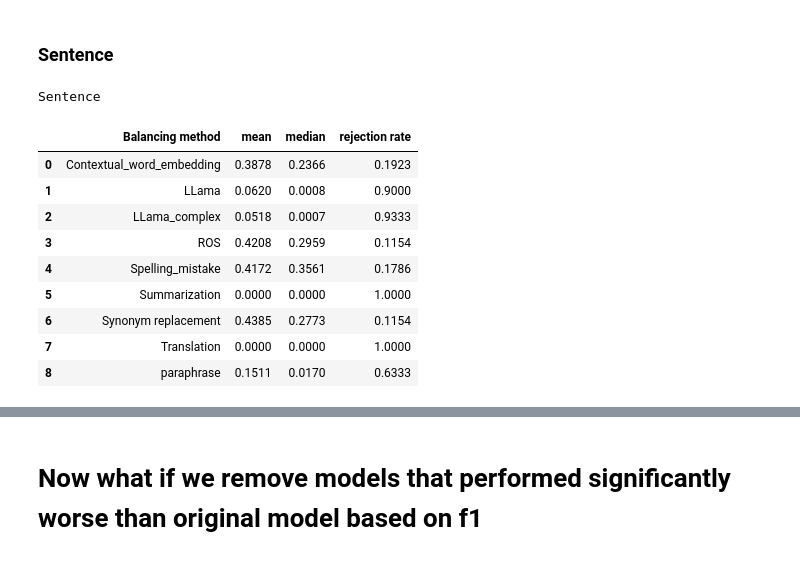
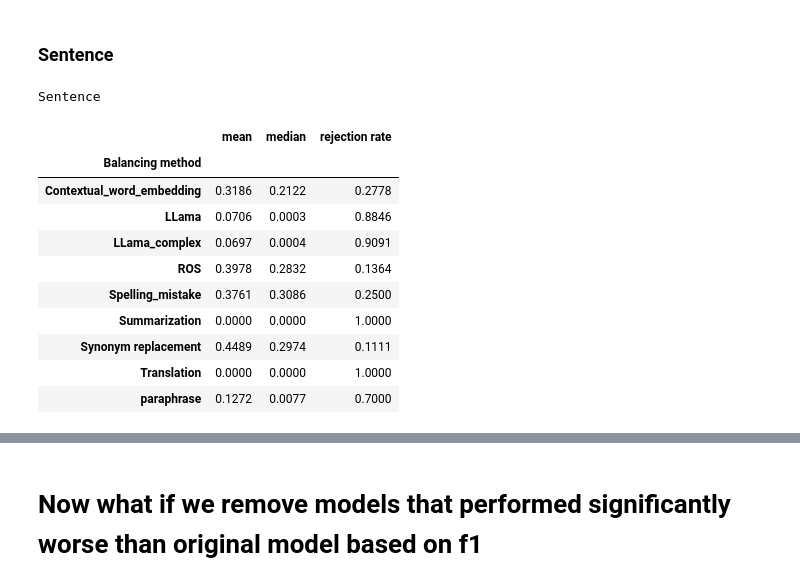
Before and after one commit to pawlik0wskim/BalancingMethodsNLP, a Jupyter notebook: Results/XAI_analysis.ipynb, the cells around one changed output, grey strips where cells are left out. Saved outputs shown, nothing was run; the diff lists cells and outputs as text; code cells hidden in the pictures.

```diff
--- a/Results/XAI_analysis.ipynb
+++ b/Results/XAI_analysis.ipynb
@@ -11,7 +11,7 @@ import ast
 from scipy.stats import kstest
 # %%
 out = r"C:\Users\Maciek\Documents\Studia\Magisterka\Images"
-model_name = "SVM"
+model_name = "LSTM"
 # %%
 # Method used to decode filename of model into balancing method, imbalance %, model name, and model id returned in an array
 def get_method_and_percentage(name):
@@ -399,38 +413,61 @@ spearman\_imbalanced & 0.6082 & 0.618 \\\hline
 # %%
 # Method used to calculate descriptive statistics of p-values comparing XAI of balanced models to XAI of original model with regard to all balancing methods
 def similarity_balancing_methods(final, threshold = None, spearman = False):
+    def get_result_table(df_tmp, good=True):
+        df_tmp = df_tmp.drop("f1", axis=1)
+        res = []
+        # Calculating descriptive statistics
+        for method in np.unique(df_tmp["Balancing method"]):
+            df_ = df_tmp[df_tmp["Balancing method"]==method]["original"] if 1-spearman else df_tmp[df_tmp["Balancing method"]==method]["spearman_original"]
+            res.append([method, np.round(np.mean(df_),4), np.round(np.median(df_),4), np.round(np.mean(df_<0.05),4)])
+        r = pd.DataFrame(res)
+        r.columns = ["Balancing method", "mean", "median", "rejection rate"]
+        if spearman:
+            r=r.drop(["rejection rate"], axis=1)
+        r.index = r["Balancing method"]
+        r = r.drop(["Balancing method"], axis=1)
+        if threshold != None:
+            if good:
+                r.columns = [col+" good" for col in r.columns]
+            else:
+                r.columns = [col+" bad" for col in r.columns]
+        return r
+
+
     # Filtering models if threshold was provided
     df_tmp = final[["Balancing method", "original", "f1"]].dropna() if 1-spearman else final[["Balancing method", "spearman_original", "f1"]].dropna()
     if threshold != None:
-        df_tmp = df_tmp[df_tmp.f1>=threshold]
-    df_tmp = df_tmp.drop("f1", axis=1)
-    res = []
-    # Calculating descriptive statistics
-    for method in np.unique(df_tmp["Balancing method"]):
-        df_ = df_tmp[df_tmp["Balancing method"]==method]["original"] if 1-spearman else df_tmp[df_tmp["Balancing method"]==method]["spearman_original"]
-        res.append([method, np.round(np.mean(df_),4), np.round(np.median(df_),4), np.round(np.mean(df_<0.05),4)])
-    r = pd.DataFrame(res)
-    r.columns = ["Balancing method", "mean", "median", "rejection rate"]
-    if spearman:
-        r = r.drop("rejection rate", axis=1)
+        r = pd.concat([get_result_table(df_tmp[df_tmp.f1>threshold], True), get_result_table(df_tmp[df_tmp.f1<=threshold], False)], axis=1)
+    else:
+        r = get_result_table(df_tmp)
+
     display(r)
     l = r.reset_index().astype(str).to_latex(index=False)
     l = l.replace("_", "\_").replace("%", "\%").replace("\n\\bottomrule","\hline").replace("\n\\midrule","\hline").replace("\n\\toprule","\hline").replace(r"begin{tabular}{",r"begin{tabular}{|").replace("}\\hline\n","|}\\hline\n").replace("index", " ")
+    if threshold != None:
+        replacement_text = '\\begin{tabular}{|l|lll|lll|}\\hline\nBalancing method &  \multicolumn{'
+        replacement_text += "2" if spearman else "3"
+        replacement_text += '}{|c|}{$>80\%$ f1}   &   \multicolumn{'
+        replacement_text += "2" if spearman else "3"
+        replacement_text += '}{|c|}{$\leq80\%$ f1}  \\\\\n  & mean  & median  & rejection rate  & mean  & median  & rejection rate '
+
+        l =l.replace('\\begin{tabular}{|lllllll|}\\hline\nBalancing method & mean good & median good & rejection rate good & mean bad & median bad & rejection rate bad', replacement_text)
     print(l)
 
 print("Sentence")
 similarity_balancing_methods(final_sentence)
 print("Word")
 similarity_balancing_methods(final_word)
 # %% [output]
 Sentence
-|  | Balancing method | mean | median | rejection rate |
-| 0 | Contextual_word_embedding | 0.3878 | 0.2366 | 0.1923 |
-| 1 | LLama | 0.0620 | 0.0008 | 0.9000 |
-| 2 | LLama_complex | 0.0518 | 0.0007 | 0.9333 |
-| 3 | ROS | 0.4208 | 0.2959 | 0.1154 |
-| 4 | Spelling_mistake | 0.4172 | 0.3561 | 0.1786 |
-| 5 | Summarization | 0.0000 | 0.0000 | 1.0000 |
-| 6 | Synonym replacement | 0.4385 | 0.2773 | 0.1154 |
-| 7 | Translation | 0.0000 | 0.0000 | 1.0000 |
-| 8 | paraphrase | 0.1511 | 0.0170 | 0.6333 |
+|  | mean | median | rejection rate |
+| Balancing method |  |  |  |
+| Contextual_word_embedding | 0.3186 | 0.2122 | 0.2778 |
+| LLama | 0.0706 | 0.0003 | 0.8846 |
+| LLama_complex | 0.0697 | 0.0004 | 0.9091 |
+| ROS | 0.3978 | 0.2832 | 0.1364 |
+| Spelling_mistake | 0.3761 | 0.3086 | 0.2500 |
+| Summarization | 0.0000 | 0.0000 | 1.0000 |
+| Synonym replacement | 0.4489 | 0.2974 | 0.1111 |
+| Translation | 0.0000 | 0.0000 | 1.0000 |
+| paraphrase | 0.1272 | 0.0077 | 0.7000 |
```
Also changed, not shown: parts of 13 cells of this notebook, 3 other files.
